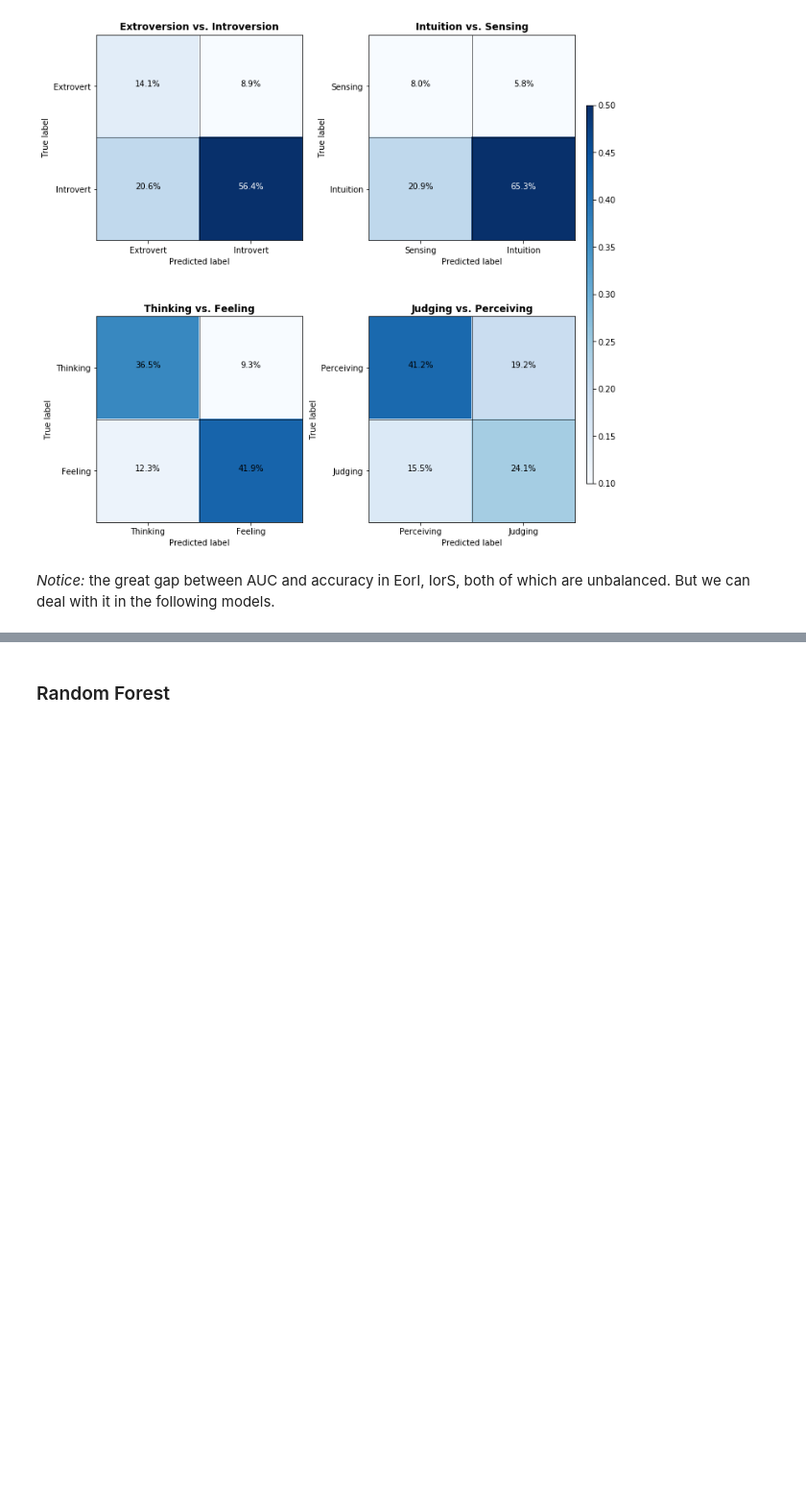
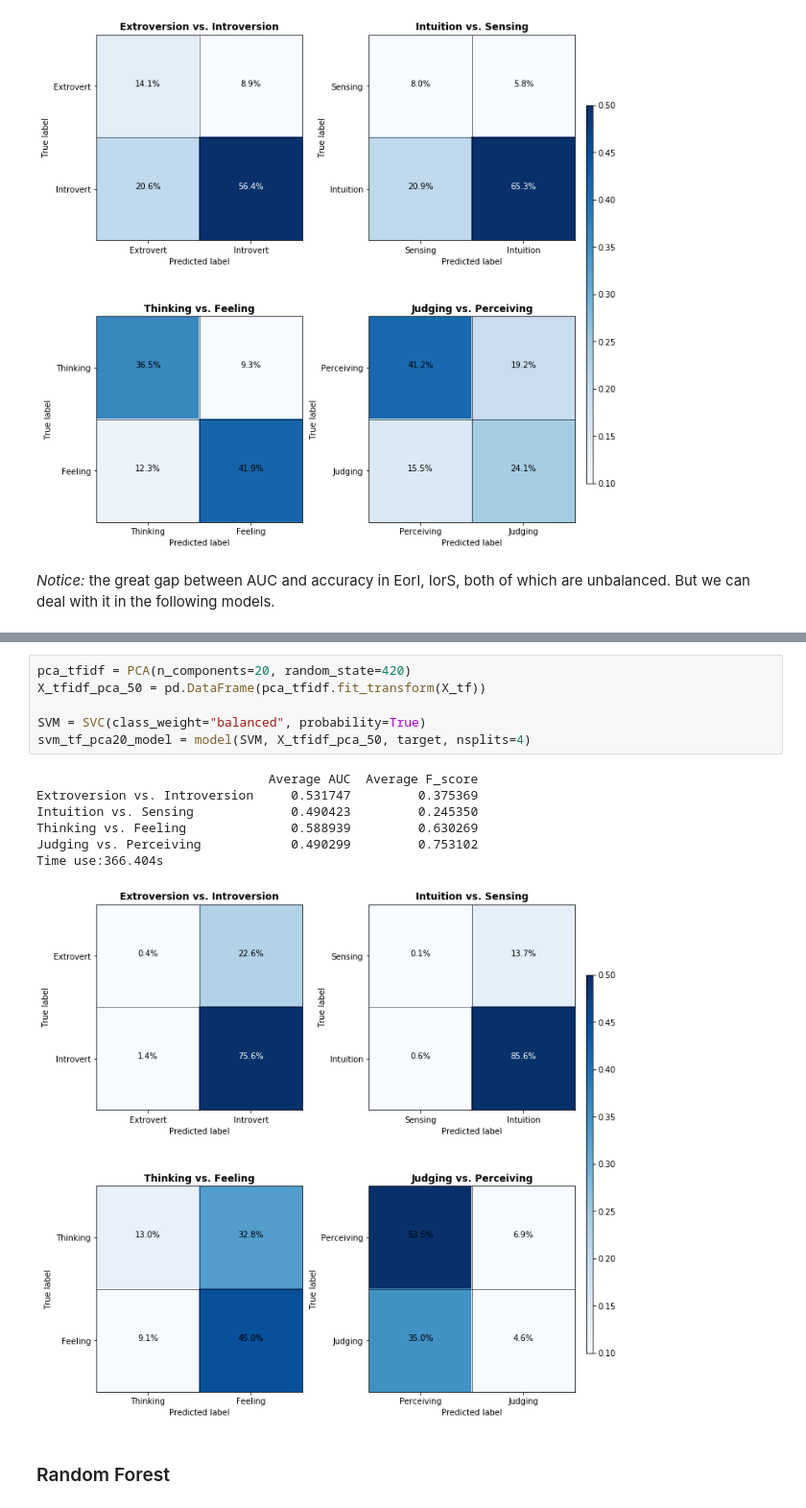
Before and after one commit to donyafoz/MBTI-ML, a Jupyter notebook: Final_Notebook.ipynb, the cells around one changed output, grey strips where cells are left out. Shown at 96% size. Cells and saved outputs as stored; diff of their text form; blank space fills up the shorter version.

```diff
--- a/Final_Notebook.ipynb
+++ b/Final_Notebook.ipynb
@@ -602,3 +606,17 @@ Time use:40.340s
+# %%
+pca_tfidf = PCA(n_components=20, random_state=420)
+X_tfidf_pca_50 = pd.DataFrame(pca_tfidf.fit_transform(X_tf))
+
+SVM = SVC(class_weight="balanced", probability=True)
+svm_tf_pca20_model = model(SVM, X_tfidf_pca_50, target, nsplits=4)
+# %% [output]
+                               Average AUC  Average F_score
+Extroversion vs. Introversion     0.531747         0.375369
+Intuition vs. Sensing             0.490423         0.245350
+Thinking vs. Feeling              0.588939         0.630269
+Judging vs. Perceiving            0.490299         0.753102
+Time use:366.404s
+[figure, added]
 # %% [markdown]
 ### Random Forest
 # %%
```
Also changed, not shown: parts of 10 cells of this notebook.
